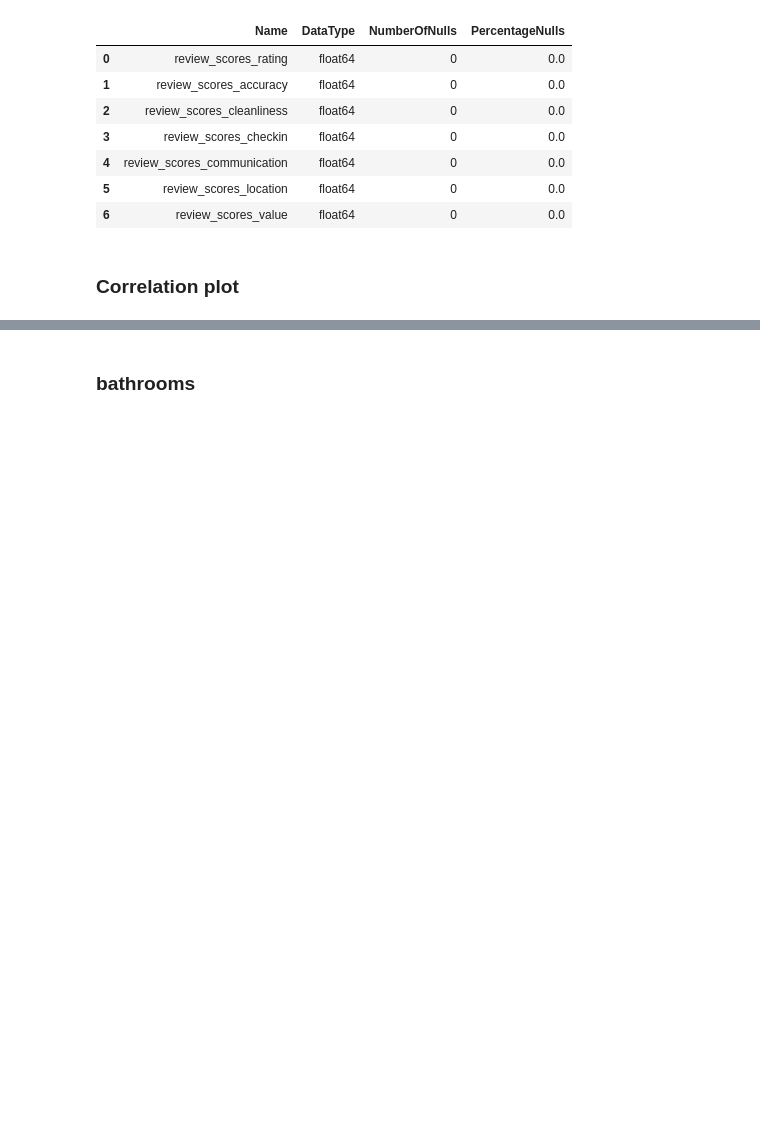
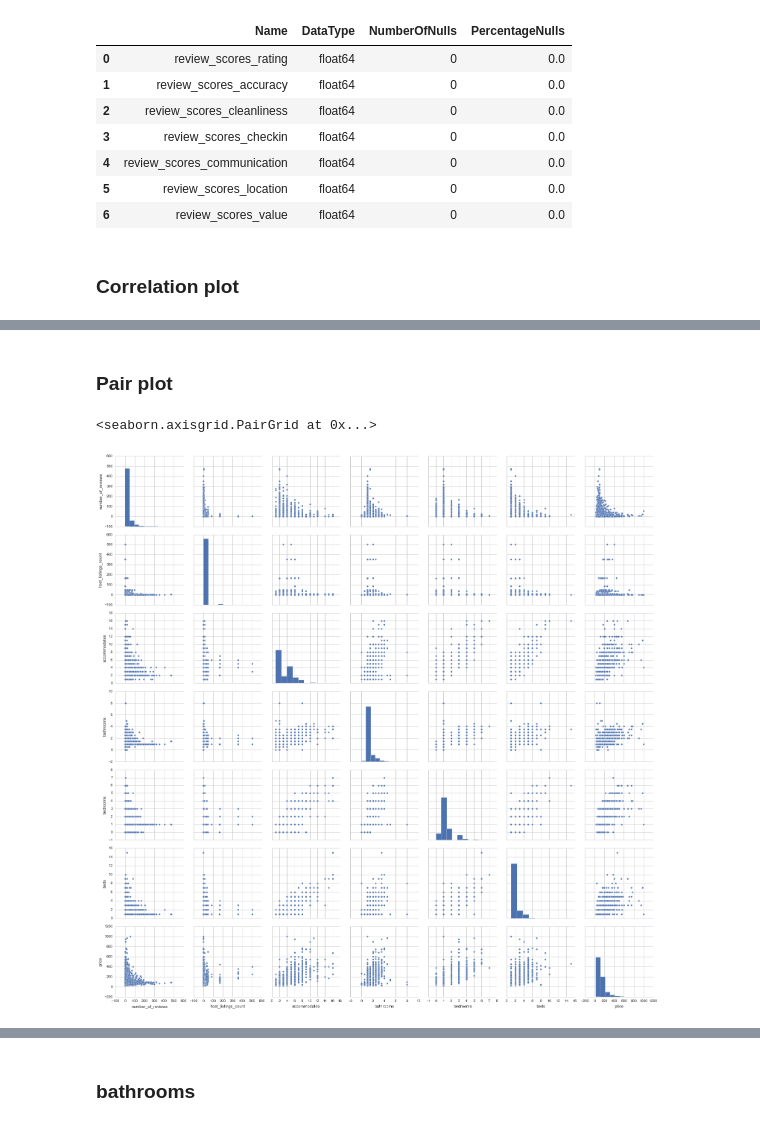
Before and after one commit to ntmai03/Airbnb, a Jupyter notebook: AirbnbDataPreparation.ipynb, the cells around one changed output, grey strips where cells are left out. Cells and saved outputs as stored; diff of their text form; code cells hidden in the pictures; blank space fills up the shorter version.

```diff
--- a/AirbnbDataPreparation.ipynb
+++ b/AirbnbDataPreparation.ipynb
@@ -365,0 +447,8 @@ fig = hm.get_figure()
+# %% [markdown]
+### Pair plot
+# %%
+sns.set(style = 'whitegrid',context = 'notebook')
+sns.pairplot(listings_df.loc[listings_df.price < 1000, cols],size=3)
+# %% [output]
+<seaborn.axisgrid.PairGrid at 0x...>
+[figure, added]
```
Also changed, not shown: parts of 88 cells of this notebook.
